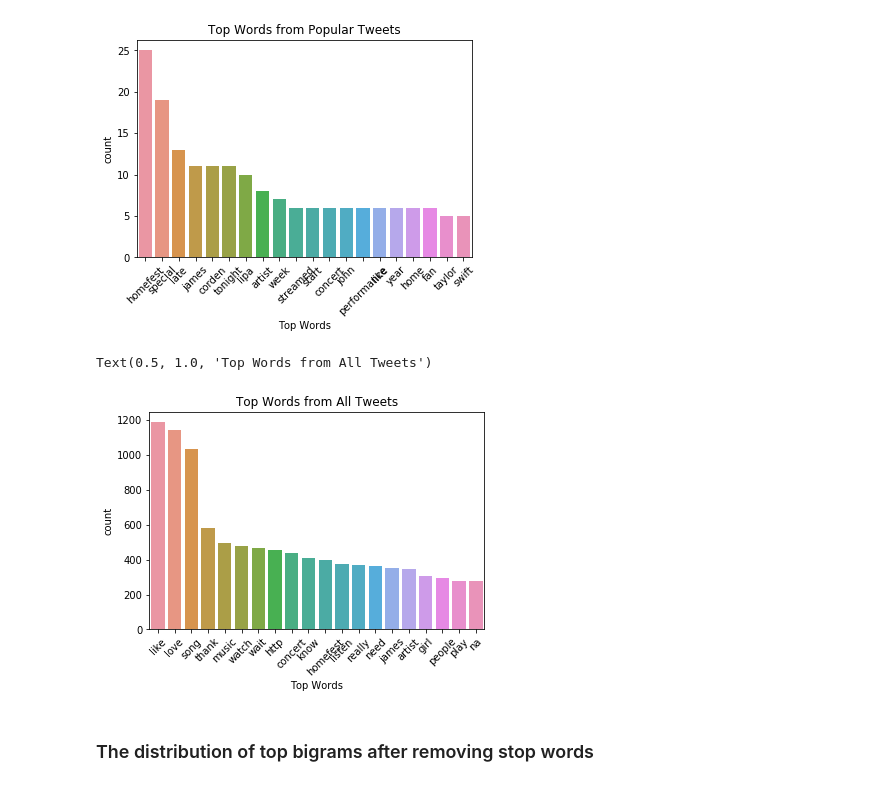
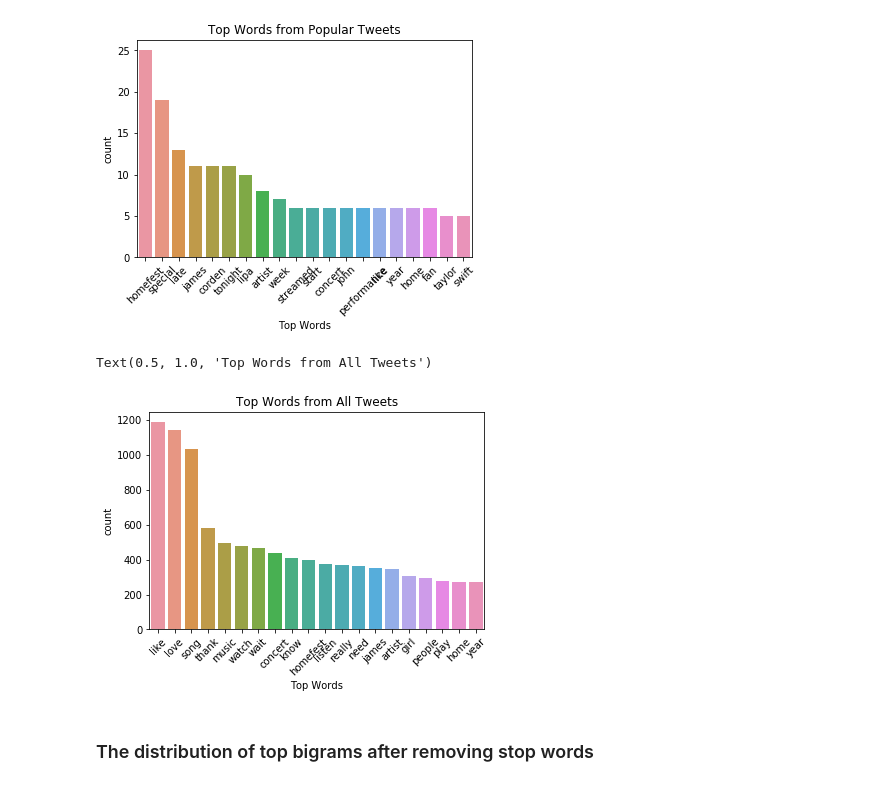
Before and after one commit to jacksonbull87/Social-Listening-NLP-Project, a Jupyter notebook: SL - Data Pipeline.ipynb, the cells around one changed output. Cells and saved outputs as stored; diff of their text form; code cells hidden in the pictures.

Commit message:
EDA visualizations

```diff
--- a/SL - Data Pipeline.ipynb
+++ b/SL - Data Pipeline.ipynb
@@ -173,7 +173,7 @@ df['lemmatized_tweets'] = df['tidy_tweet'].apply(lambda x: ' '.join([lemmatizer.
 stop_words = list(set(stopwords.words('english')))
 
 #adding stopwords that include search term and song titles
-new_stopwords = ['billie', 'eilish', 'billieeilish', 'all', 'the', 'good', 'girls', 'go', 'to', 'hell', 'everything', 'i', 'wanted', 'bad', 'guy', 'lovely',
+new_stopwords = ['gon', 'na', 'wan', 'na', 'http', 'fall', 'asleep', 'billie', 'eilish', 'billieeilish', 'all', 'the', 'good', 'girls', 'go', 'to', 'hell', 'everything', 'i', 'wanted', 'bad', 'guy', 'lovely',
                  'ocean', 'eyes', 'when', 'over', 'no', 'time', 'to', 'die', 'bellyache', 'xanny', 'wish', 'you', 'were' 'gay']
 stop_words.extend(new_stopwords)
 # %%
@@ -442,17 +440,17 @@ plt.title('Top Words from Popular Tweets')
 Text(0.5, 1.0, 'Top Words from Popular Tweets')
 [figure]
 # %%
-common_words = get_top_n_words(clean_df['lemmatized_tweets'], 20)
+common_words = get_top_n_words(df['lemmatized_tweets'], 20)
 
 # for word, freq in common_words:
 #     print(word, freq)
 df2 = pd.DataFrame(common_words, columns = ['Top Words' , 'count'])
 sns.barplot(data=df2, x='Top Words', y='count')
 plt.xticks(rotation=45)
 plt.title('Top Words from All Tweets')
 # %% [output]
 Text(0.5, 1.0, 'Top Words from All Tweets')
-[figure, old version]
+[figure, new version]
 # %% [markdown]
 ### The distribution of top bigrams after removing stop words
 # %%
```
Also changed, not shown: parts of 9 cells of this notebook, 6 other files.
